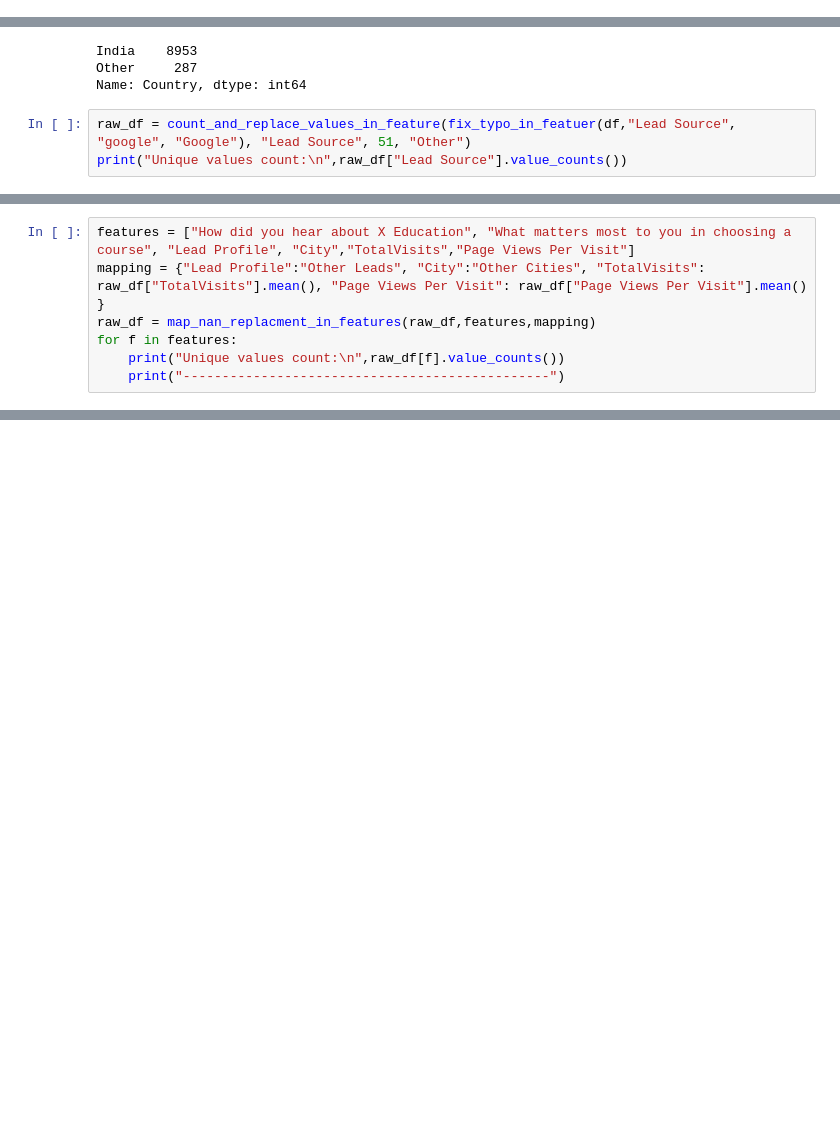
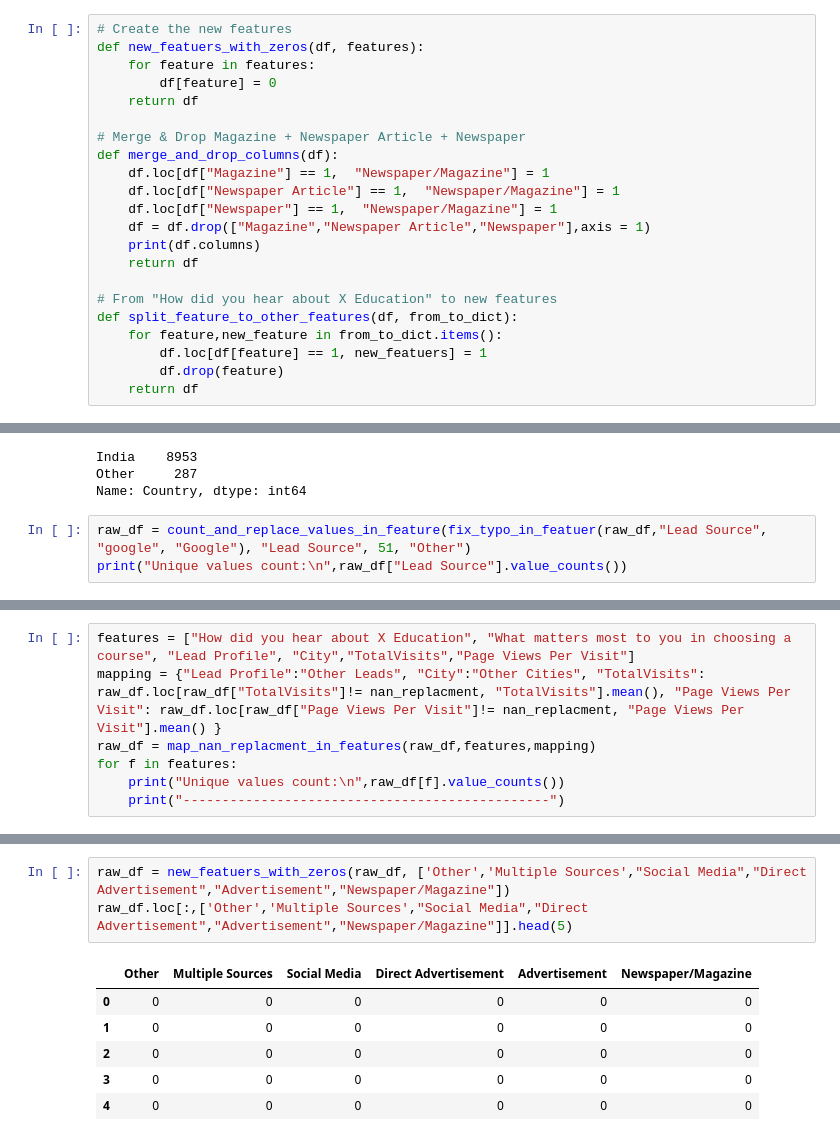
Before and after one commit to omerugi/Lead_Prediction, a Jupyter notebook: LeadPrediction.ipynb, the cells around one changed output, grey strips where cells are left out. Saved outputs shown, nothing was run; the diff lists cells and outputs as text; blank space fills up the shorter version.

Commit message:
Merge & Drop Magazine + Newspaper Article + Newspaper

```diff
--- a/LeadPrediction.ipynb
+++ b/LeadPrediction.ipynb
@@ -427,3 +422,25 @@ def map_nan_replacment_in_features(df,features,maping = {}):
+# %%
+# Create the new features
+def new_featuers_with_zeros(df, features):
+    for feature in features:
+        df[feature] = 0
+    return df
+
+# Merge & Drop Magazine + Newspaper Article + Newspaper
+def merge_and_drop_columns(df):
+    df.loc[df["Magazine"] == 1,  "Newspaper/Magazine"] = 1
+    df.loc[df["Newspaper Article"] == 1,  "Newspaper/Magazine"] = 1
+    df.loc[df["Newspaper"] == 1,  "Newspaper/Magazine"] = 1
+    df = df.drop(["Magazine","Newspaper Article","Newspaper"],axis = 1)
+    print(df.columns)
+    return df
+
+# From "How did you hear about X Education" to new features
+def split_feature_to_other_features(df, from_to_dict):
+    for feature,new_feature in from_to_dict.items():
+        df.loc[df[feature] == 1, new_featuers] = 1
+        df.drop(feature)
+    return df
 # %%
 raw_df = split_countries(raw_df)
 raw_df["Country"].value_counts()
@@ -432,7 +449,7 @@ India    8953
 Other     287
 Name: Country, dtype: int64
 # %%
-raw_df = count_and_replace_values_in_feature(fix_typo_in_featuer(df,"Lead Source", "google", "Google"), "Lead Source", 51, "Other")
+raw_df = count_and_replace_values_in_feature(fix_typo_in_featuer(raw_df,"Lead Source", "google", "Google"), "Lead Source", 51, "Other")
 print("Unique values count:\n",raw_df["Lead Source"].value_counts())
 # %% [output]
 Unique values count:
@@ -448,7 +465,7 @@ Other                 23
 Name: Lead Source, dtype: int64
 # %%
 features = ["How did you hear about X Education", "What matters most to you in choosing a course", "Lead Profile", "City","TotalVisits","Page Views Per Visit"]
-mapping = {"Lead Profile":"Other Leads", "City":"Other Cities", "TotalVisits": raw_df["TotalVisits"].mean(), "Page Views Per Visit": raw_df["Page Views Per Visit"].mean() }
+mapping = {"Lead Profile":"Other Leads", "City":"Other Cities", "TotalVisits": raw_df.loc[raw_df["TotalVisits"]!= nan_replacment, "TotalVisits"].mean(), "Page Views Per Visit": raw_df.loc[raw_df["Page Views Per Visit"]!= nan_replacment, "Page Views Per Visit"].mean() }
 raw_df = map_nan_replacment_in_features(raw_df,features,mapping)
 for f in features:
     print("Unique values count:\n",raw_df[f].value_counts())
@@ -473 +490,11 @@ Name: Page Views Per Visit, Length: 114, dtype: int64
 -----------------------------------------------
+# %%
+raw_df = new_featuers_with_zeros(raw_df, ['Other','Multiple Sources',"Social Media","Direct Advertisement","Advertisement","Newspaper/Magazine"])
+raw_df.loc[:,['Other','Multiple Sources',"Social Media","Direct Advertisement","Advertisement","Newspaper/Magazine"]].head(5)
+# %% [output]
+|  | Other | Multiple Sources | Social Media | Direct Advertisement | Advertisement | Newspaper/Magazine |
+| 0 | 0 | 0 | 0 | 0 | 0 | 0 |
+| 1 | 0 | 0 | 0 | 0 | 0 | 0 |
+| 2 | 0 | 0 | 0 | 0 | 0 | 0 |
+| 3 | 0 | 0 | 0 | 0 | 0 | 0 |
+| 4 | 0 | 0 | 0 | 0 | 0 | 0 |
```
Also changed, not shown: parts of 9 cells of this notebook, 1 other file.
